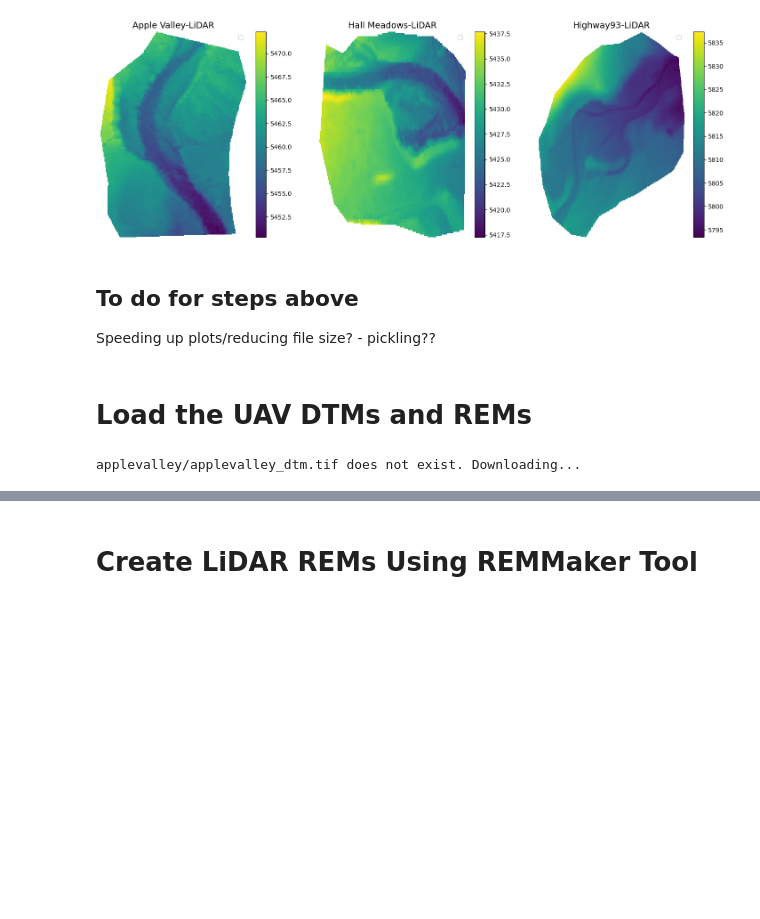
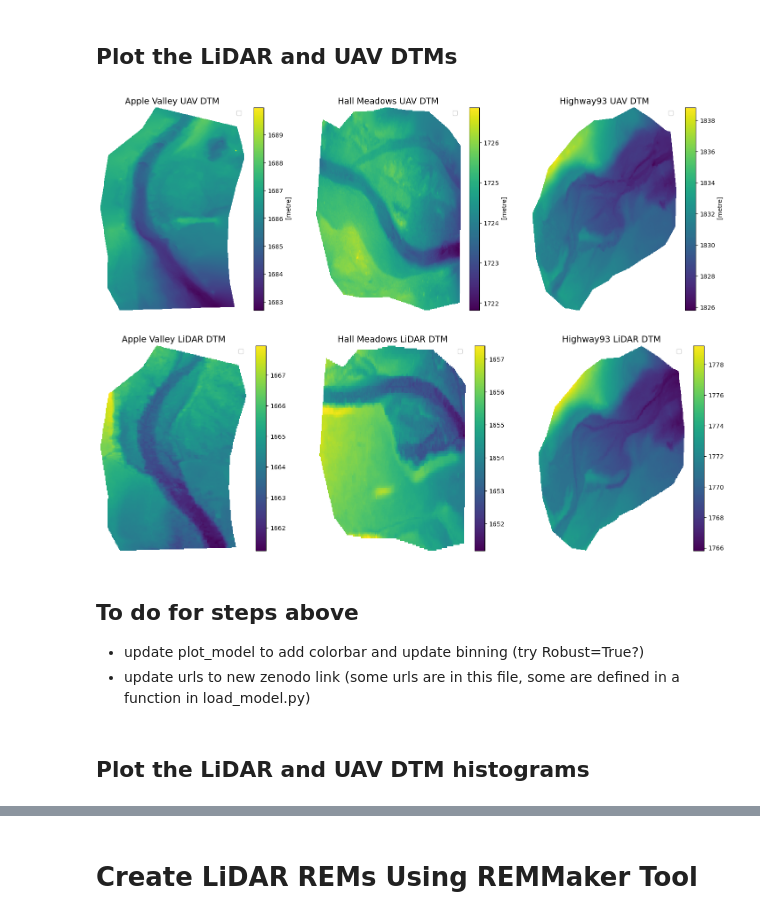
Before and after one commit to lechipman/st-vrain-rem, a Jupyter notebook: lidar_processing.ipynb, the cells around one changed output, grey strips where cells are left out. Drawn from its saved outputs; the diff is of its cells as text; code cells hidden in the pictures; blank space fills up the shorter version.

```diff
--- a/lidar_processing.ipynb
+++ b/lidar_processing.ipynb
@@ -64,5 +35,5 @@ def get_lidar_url(site_names):
 # %%
 # Call the function to create dictionaries for the sites.
 site_names = ['applevalley', 'hallmeadows', 'hallmeadows2', 'highway93']
-site_lidar_urls = get_lidar_url(site_names=site_names)
+site_lidar_urls = load_model.get_lidar_url(site_names=site_names)
 # %%
@@ -83,14 +72,0 @@ for site in site_lidar_urls:
-# %%
-# Call function to plot Lidar DTMs
-fig, axes = plt.subplots(1, 3, figsize=(18, 6))
-plot_title = ['Highway93-LiDAR DTM',
-              'Hall Meadows-LiDAR DTM',
-              'Apple Valley-LiDAR DTM']
-
-for i, axe in enumerate(axes.flatten()):
-    plot_model(model=site_lidar_urls[i]['lidar_dtm'],
-               title=plot_title[i],
-               coarsen=(True),
-               xpix=10,
-               ypix=10,
-               ax=axe)
@@ -99 +73,5 @@ for i, axe in enumerate(axes.flatten()):
+# %%
+# Call function to download the UAV DTMs and REMs and add to dictionary
+# Note at this step, the main dictionary name is changes to site_data_dictionary
+site_data_dictionary = load_model.get_uav_dtms(site_data_dictionary=site_lidar_urls)
 # %% [markdown]
@@ -192,23 +93,37 @@ for site in site_lidar_urls:
+# %% [markdown]
+## Plot the LiDAR and UAV DTMs
 # %%
-# Call function to plot lidar DTMs
+# Call function to plot UAV and Lidar DTMs
 fig, axes = plt.subplots(1, 3, figsize=(18, 6))
-plot_title = ['Apple Valley-LiDAR',
-              'Hall Meadows-LiDAR',
-              'Highway93-LiDAR']
-for i, axe in enumerate(axes.flatten()):
-    plot_model(model=site_lidar_urls[i]['lidar_clipped_dtm'],
-               title=plot_title[i],
-               coarsen=(False),
-               ax=axe)
+plot_title = ['Apple Valley UAV DTM',
+              'Hall Meadows UAV DTM',
+              'Highway93 UAV DTM']
+for i,axe in enumerate(axes.flatten()):
+    load_model.plot_model(model=site_data_dictionary[i]['uav_clipped_dtm'],
+                   title=plot_title[i],
+                   coarsen=True,
+                   xpix=20,
+                   ypix=20,
+                   ax=axe)
+
+fig, axes = plt.subplots(1, 3, figsize=(18, 6))
+plot_title = ['Apple Valley LiDAR DTM',
+              'Hall Meadows LiDAR DTM',
+              'Highway93 LiDAR DTM']
+for i,axe in enumerate(axes.flatten()):
+    load_model.plot_model(model=site_data_dictionary[i]['lidar_clipped_dtm'],
+                   title=plot_title[i],
+                   coarsen=False,
+                   #xpix=20,
+                   #ypix=20,
+                   ax=axe)
 # %% [output]
-[figure, old version]
+[figure, new version]
+[figure, added]
 # %% [markdown]
 ## To do for steps above
 
-Speeding up plots/reducing file size? - pickling??
+* update plot_model to add colorbar and update binning (try Robust=True?)
+* update urls to new zenodo link (some urls are in this file, some are defined in a function in load_model.py)
 # %% [markdown]
-# Load the UAV DTMs and REMs
+## Plot the LiDAR and UAV DTM histograms
-# %%
-site_data_dictionary = get_uav_dtms(site_data_dictionary=site_lidar_urls)
-# %% [output]
-applevalley/applevalley_dtm.tif does not exist. Downloading...
```
Also changed, not shown: parts of 25 cells of this notebook, 3 other files.
